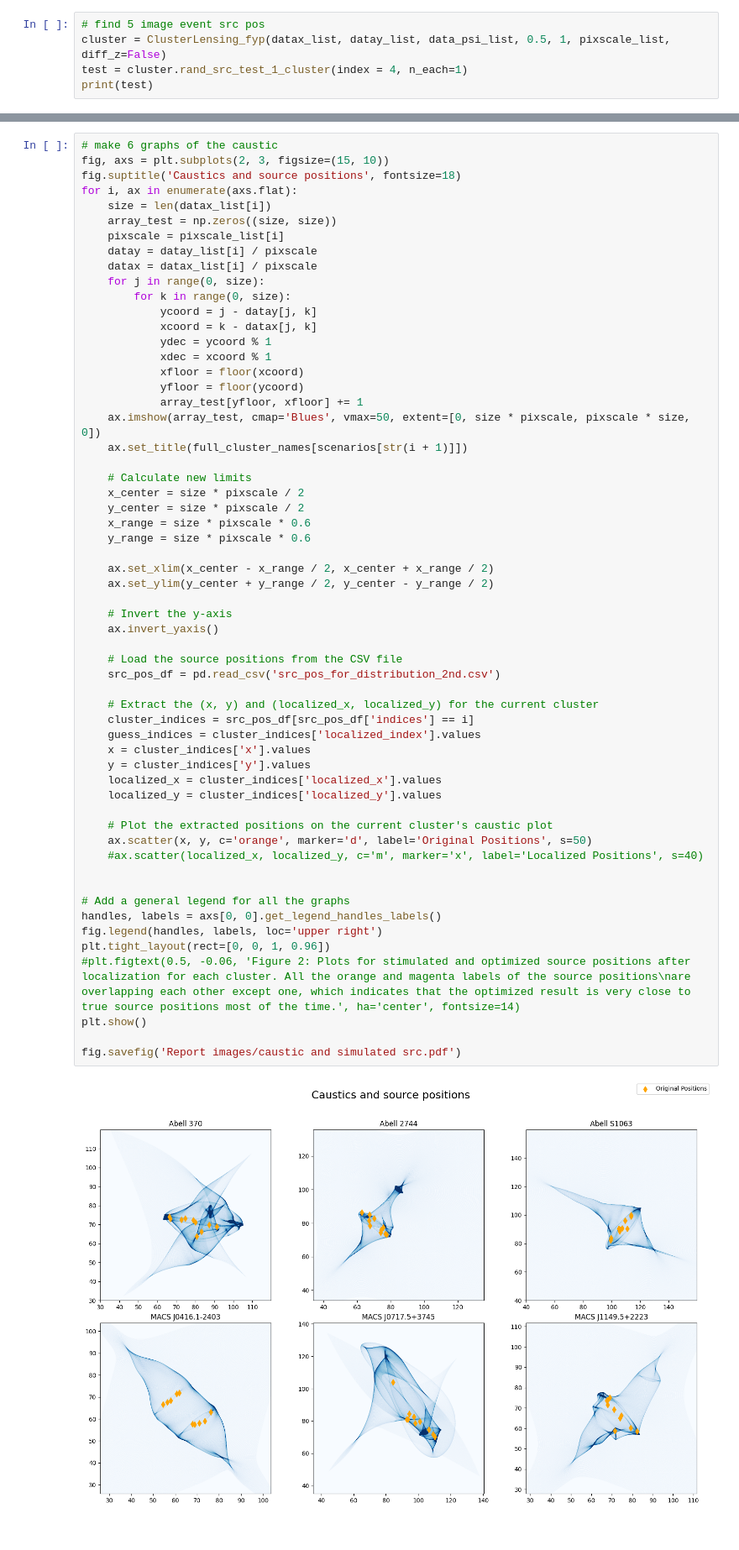
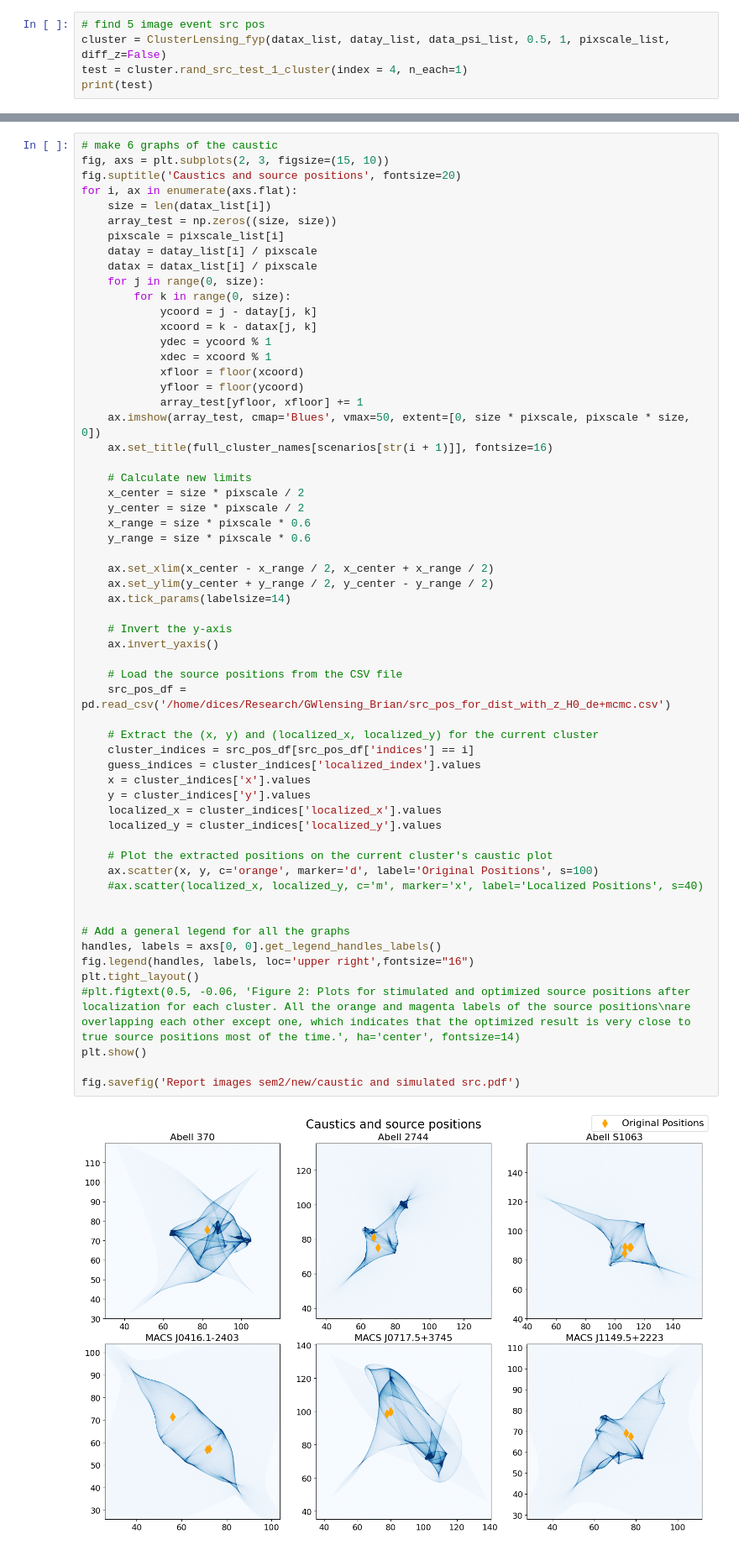
Before and after one commit to diceandcats/GWlensing_Brian, a Jupyter notebook: visualize cluster.ipynb, the cells around one changed output, grey strips where cells are left out. Shown at 84% size. Cells and saved outputs as stored; diff of their text form.

Commit message:
20/4 a few figure left to generate

```diff
--- a/visualize cluster.ipynb
+++ b/visualize cluster.ipynb
@@ -162,7 +157,7 @@ Candidate scale: 0.772
 # %%
 # make 6 graphs of the caustic
 fig, axs = plt.subplots(2, 3, figsize=(15, 10))
-fig.suptitle('Caustics and source positions', fontsize=18)
+fig.suptitle('Caustics and source positions', fontsize=20)
 for i, ax in enumerate(axs.flat):
     size = len(datax_list[i])
     array_test = np.zeros((size, size))
@@ -179,46 +174,47 @@ for i, ax in enumerate(axs.flat):
             yfloor = floor(ycoord)
             array_test[yfloor, xfloor] += 1
     ax.imshow(array_test, cmap='Blues', vmax=50, extent=[0, size * pixscale, pixscale * size, 0])
-    ax.set_title(full_cluster_names[scenarios[str(i + 1)]])
+    ax.set_title(full_cluster_names[scenarios[str(i + 1)]], fontsize=16)
 
     # Calculate new limits
     x_center = size * pixscale / 2
     y_center = size * pixscale / 2
     x_range = size * pixscale * 0.6
     y_range = size * pixscale * 0.6
 
     ax.set_xlim(x_center - x_range / 2, x_center + x_range / 2)
     ax.set_ylim(y_center + y_range / 2, y_center - y_range / 2)
+    ax.tick_params(labelsize=14)
 
     # Invert the y-axis
     ax.invert_yaxis()
 
     # Load the source positions from the CSV file
-    src_pos_df = pd.read_csv('src_pos_for_distribution_2nd.csv')
+    src_pos_df = pd.read_csv('/home/dices/Research/GWlensing_Brian/src_pos_for_dist_with_z_H0_de+mcmc.csv')
 
     # Extract the (x, y) and (localized_x, localized_y) for the current cluster
     cluster_indices = src_pos_df[src_pos_df['indices'] == i]
     guess_indices = cluster_indices['localized_index'].values
     x = cluster_indices['x'].values
     y = cluster_indices['y'].values
     localized_x = cluster_indices['localized_x'].values
     localized_y = cluster_indices['localized_y'].values
 
     # Plot the extracted positions on the current cluster's caustic plot
-    ax.scatter(x, y, c='orange', marker='d', label='Original Positions', s=50)
+    ax.scatter(x, y, c='orange', marker='d', label='Original Positions', s=100)
     #ax.scatter(localized_x, localized_y, c='m', marker='x', label='Localized Positions', s=40)
 
 
 # Add a general legend for all the graphs
 handles, labels = axs[0, 0].get_legend_handles_labels()
-fig.legend(handles, labels, loc='upper right')
-plt.tight_layout(rect=[0, 0, 1, 0.96])
+fig.legend(handles, labels, loc='upper right',fontsize="16")
+plt.tight_layout()
 #plt.figtext(0.5, -0.06, 'Figure 2: Plots for stimulated and optimized source positions after localization for each cluster. All the orange and magenta labels of the source positions\nare overlapping each other except one, which indicates that the optimized result is very close to true source positions most of the time.', ha='center', fontsize=14)
 plt.show()
 
-fig.savefig('Report images/caustic and simulated src.pdf')
+fig.savefig('Report images sem2/new/caustic and simulated src.pdf')
 # %% [output]
-[figure, old version]
+[figure, new version]
 # %%
 size = len(datax_list[1])
 array_test = np.zeros((size, size))
```
Also changed, not shown: parts of 1 cell of this notebook, 50 other files.
